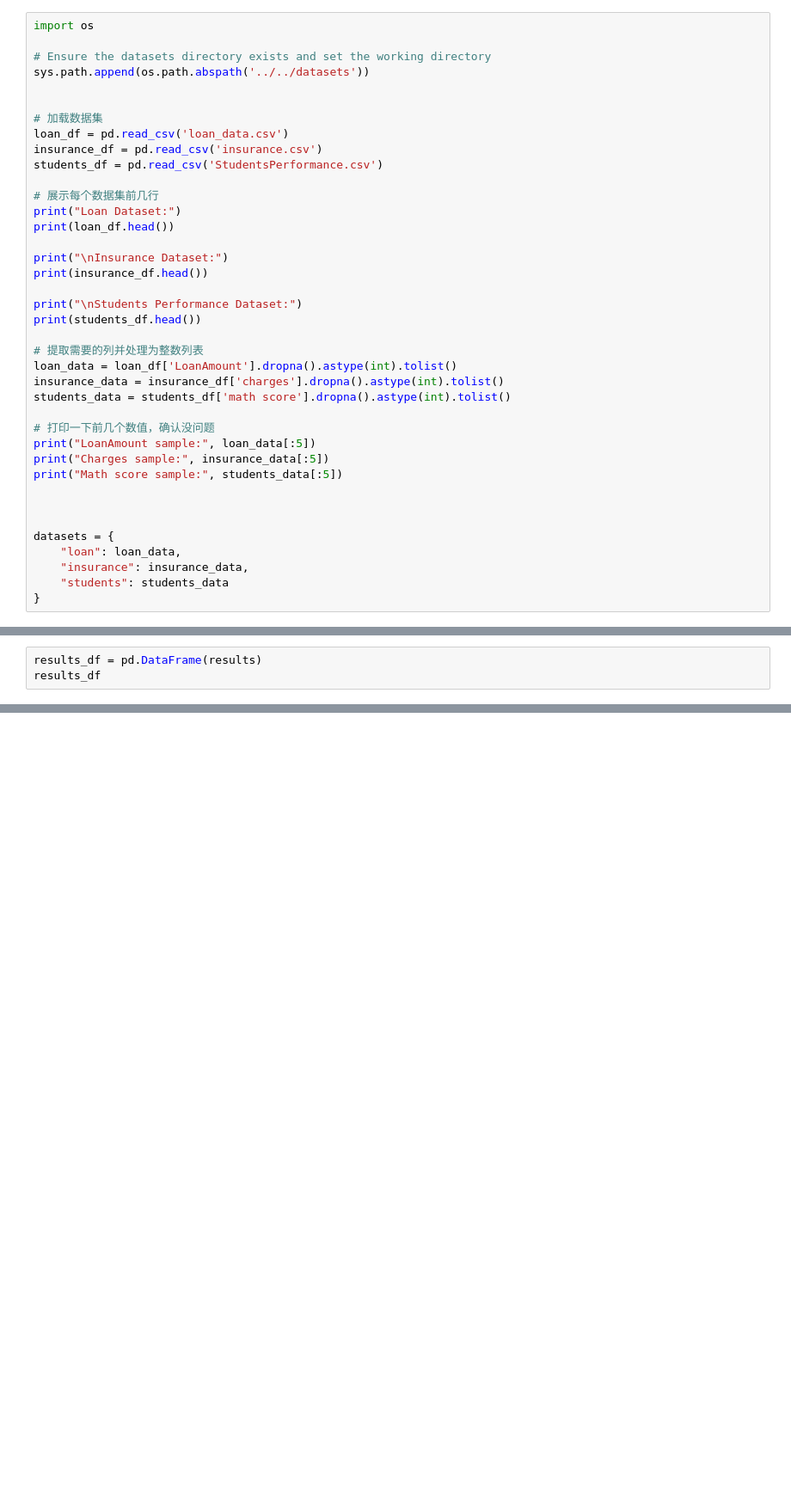
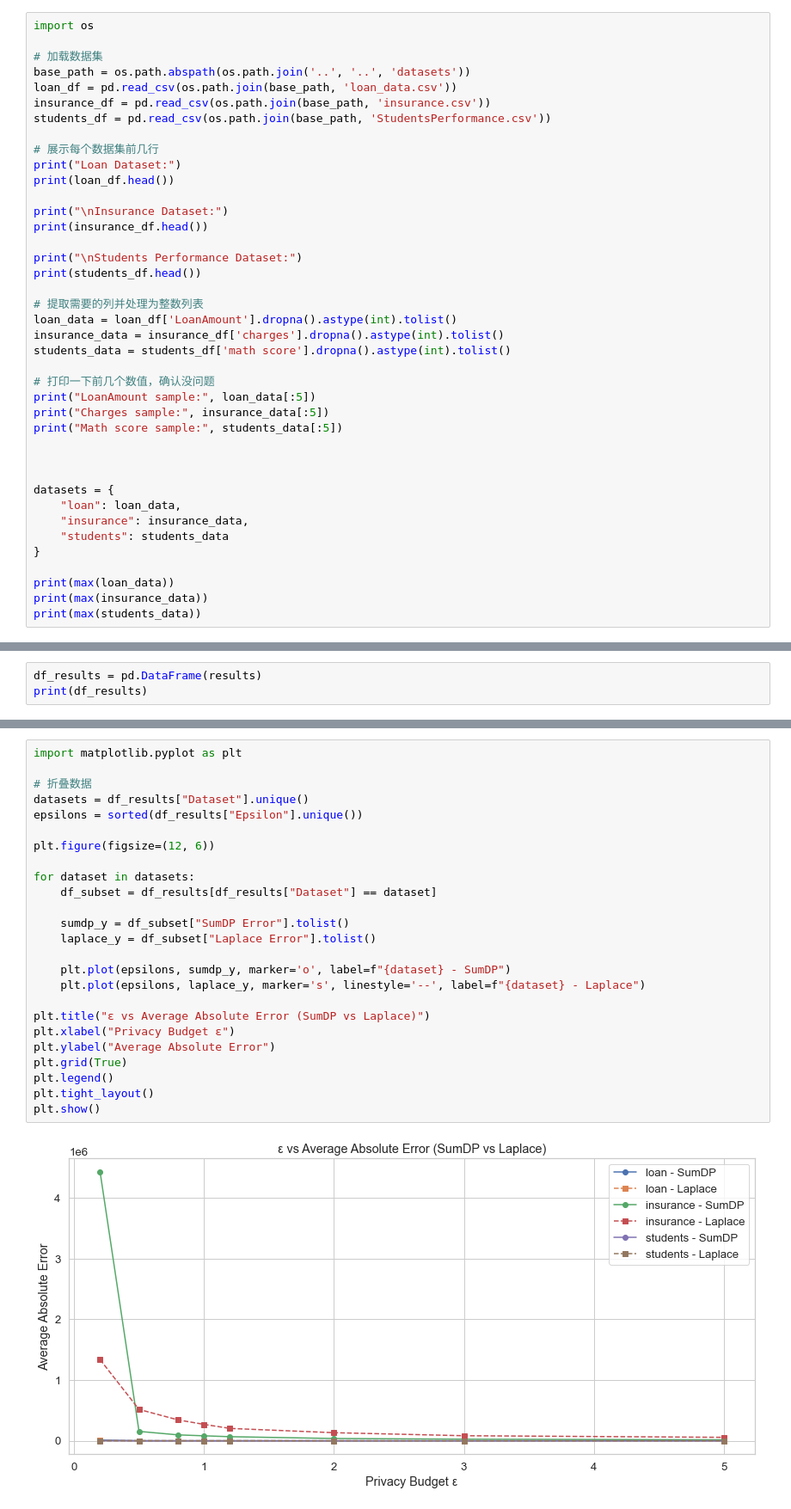
Before and after one commit to Anonymi1ty/DP-Project, a Jupyter notebook: algorithm/notebook_test/errors_compare.ipynb, the cells around one changed output, grey strips where cells are left out. Shown at 86% size. Drawn from its saved outputs; the diff is of its cells as text; blank space fills up the shorter version.

Commit message:
done but needs to check error bound of laplace

```diff
--- a/algorithm/notebook_test/errors_compare.ipynb
+++ b/algorithm/notebook_test/errors_compare.ipynb
@@ -15,14 +15,11 @@ import pandas as pd
 # %%
 import os
 
-# Ensure the datasets directory exists and set the working directory
-sys.path.append(os.path.abspath('../../datasets'))
-
-
 # 加载数据集
-loan_df = pd.read_csv('loan_data.csv')
-insurance_df = pd.read_csv('insurance.csv')
-students_df = pd.read_csv('StudentsPerformance.csv')
+base_path = os.path.abspath(os.path.join('..', '..', 'datasets'))
+loan_df = pd.read_csv(os.path.join(base_path, 'loan_data.csv'))
+insurance_df = pd.read_csv(os.path.join(base_path, 'insurance.csv'))
+students_df = pd.read_csv(os.path.join(base_path, 'StudentsPerformance.csv'))
 
 # 展示每个数据集前几行
 print("Loan Dataset:")
@@ -51,6 +48,10 @@ datasets = {
     "insurance": insurance_data,
     "students": students_data
 }
+
+print(max(loan_data))
+print(max(insurance_data))
+print(max(students_data))
 # %% [output]
 Loan Dataset:
     Loan_ID Gender Married Dependents     Education Self_Employed  \
@@ -115,4 +123,4 @@ for name, data in datasets.items():
 # %%
-results_df = pd.DataFrame(results)
-results_df
+df_results = pd.DataFrame(results)
+print(df_results)
 # %% [output]
@@ -190,0 +144,27 @@ plot_error_vs_epsilon(students_data, "Students Dataset")
+# %%
+import matplotlib.pyplot as plt
+
+# 折叠数据
+datasets = df_results["Dataset"].unique()
+epsilons = sorted(df_results["Epsilon"].unique())
+
+plt.figure(figsize=(12, 6))
+
+for dataset in datasets:
+    df_subset = df_results[df_results["Dataset"] == dataset]
+
+    sumdp_y = df_subset["SumDP Error"].tolist()
+    laplace_y = df_subset["Laplace Error"].tolist()
+
+    plt.plot(epsilons, sumdp_y, marker='o', label=f"{dataset} - SumDP")
+    plt.plot(epsilons, laplace_y, marker='s', linestyle='--', label=f"{dataset} - Laplace")
+
+plt.title("ε vs Average Absolute Error (SumDP vs Laplace)")
+plt.xlabel("Privacy Budget ε")
+plt.ylabel("Average Absolute Error")
+plt.grid(True)
+plt.legend()
+plt.tight_layout()
+plt.show()
+# %% [output]
+[figure, added]
```
Also changed, not shown: parts of 6 cells of this notebook, 2 other files.
